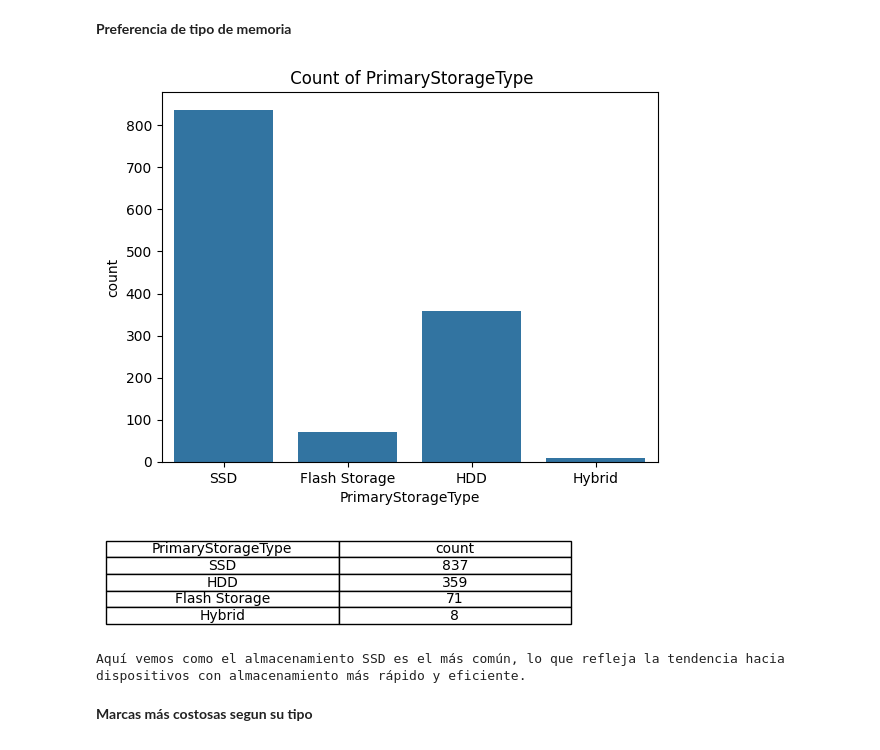
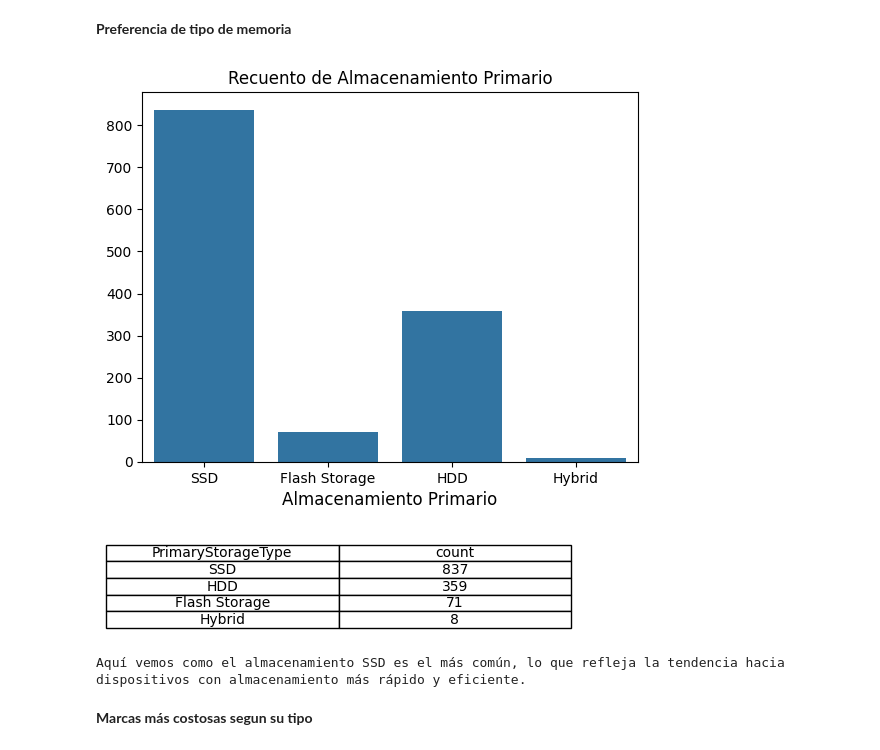
Before and after one commit to juancruzana/EDA-PrecioLaptops, a Jupyter notebook: EDA.ipynb, the cells around one changed output. Cells and saved outputs as stored; diff of their text form; code cells hidden in the pictures.

```diff
--- a/EDA.ipynb
+++ b/EDA.ipynb
@@ -324,17 +315,19 @@ El gráfico muestra claramente que el tipo de laptop es un factor determinante e
 **Preferencia de tipo de memoria**
 # %%
 sns.countplot(data=df, x='PrimaryStorageType')
-plt.title(' Count of PrimaryStorageType')
+plt.title('Recuento de Almacenamiento Primario')
+plt.xlabel('Almacenamiento Primario',fontsize=12)
+plt.ylabel('')
 
 fig, ax = plt.subplots(figsize=(6, 1))
 ax.axis('off')
 
 count_table = df['PrimaryStorageType'].value_counts().reset_index()
 table = ax.table(cellText=count_table.values, colLabels=count_table.columns, cellLoc='center', loc='center')
 plt.show()
 print('Aquí vemos como el almacenamiento SSD es el más común, lo que refleja la tendencia hacia dispositivos con almacenamiento más rápido y eficiente.')
 # %% [output]
-[figure, old version]
+[figure, new version]
 [figure]
 Aquí vemos como el almacenamiento SSD es el más común, lo que refleja la tendencia hacia dispositivos con almacenamiento más rápido y eficiente.
 # %% [markdown]
```
Also changed, not shown: parts of 13 cells of this notebook.
